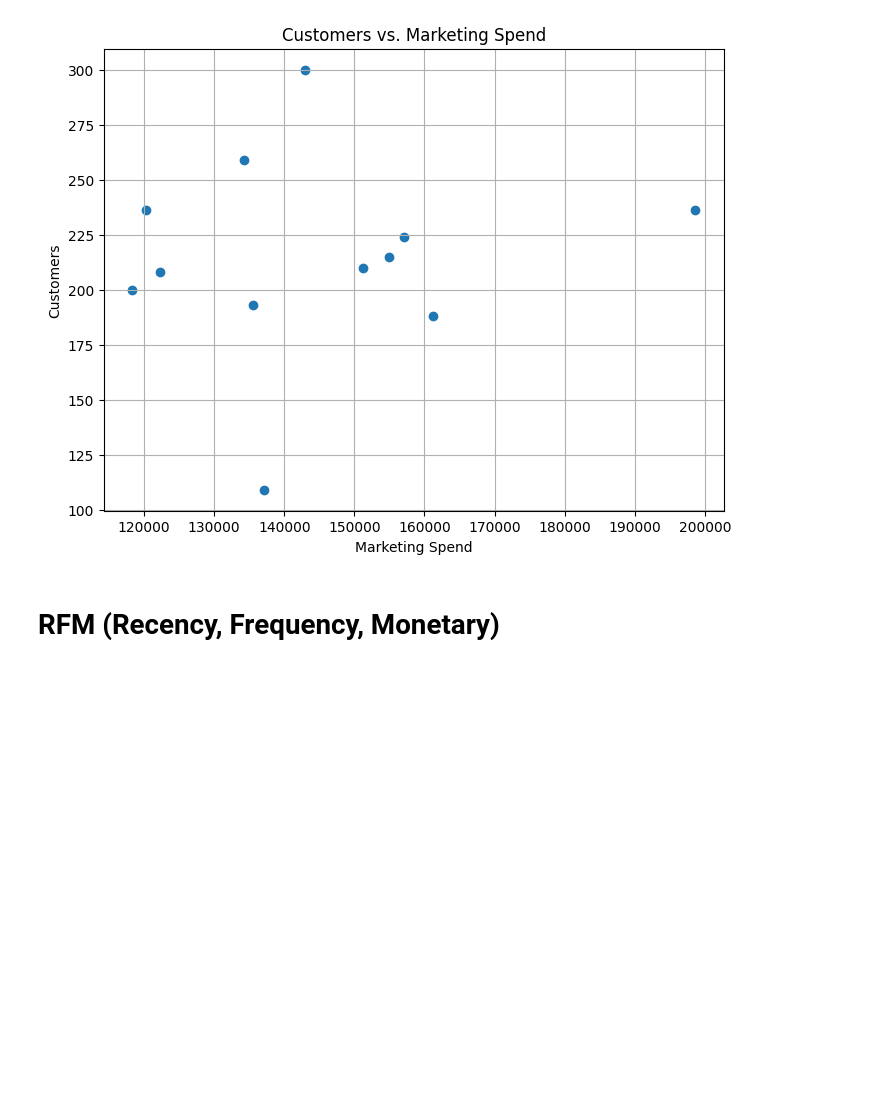
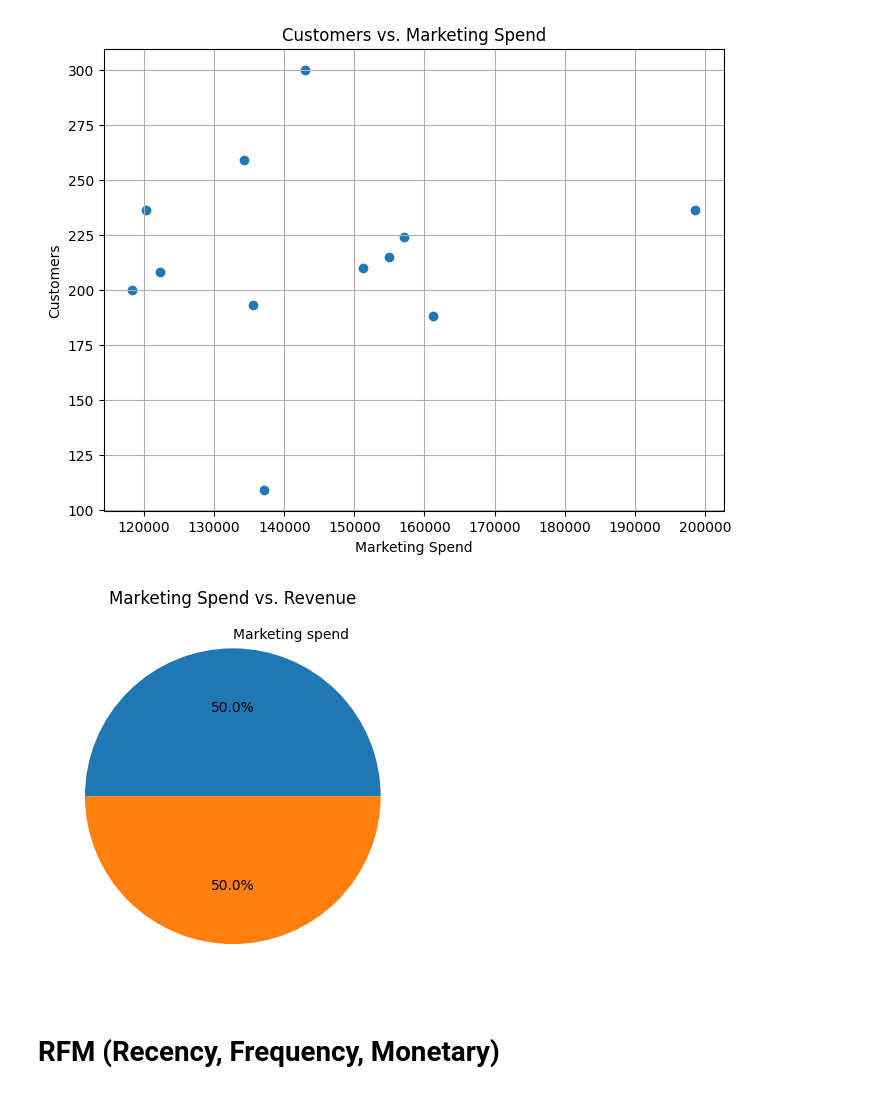
Before and after one commit to reznimat/ppzd_sp, a Jupyter notebook: semestralni_prace.ipynb, the cells around one changed output. Cells and saved outputs as stored; diff of their text form; code cells hidden in the pictures; blank space fills up the shorter version.

```diff
--- a/semestralni_prace.ipynb
+++ b/semestralni_prace.ipynb
@@ -512,6 +512,20 @@ plt.grid(True)
 plt.show()
 # %% [output]
 [figure]
+# %%
+# Calculate average marketing spend percentage
+average_marketing_spend = df_KPI_marketing["Revenue_pct"].mean()
+
+# Prepare pie chart data
+pie_data = [average_marketing_spend, average_marketing_spend]
+pie_labels = ["Marketing spend".format(average_marketing_spend),'']
+
+# Create the pie chart
+plt.pie(pie_data, labels=pie_labels, autopct="%1.1f%%")
+plt.title("Marketing Spend vs. Revenue")
+plt.show()
+# %% [output]
+[figure, added]
 # %% [markdown]
 # RFM (Recency, Frequency, Monetary)
 # %% [markdown]
```
Also changed, not shown: parts of 5 cells of this notebook.
